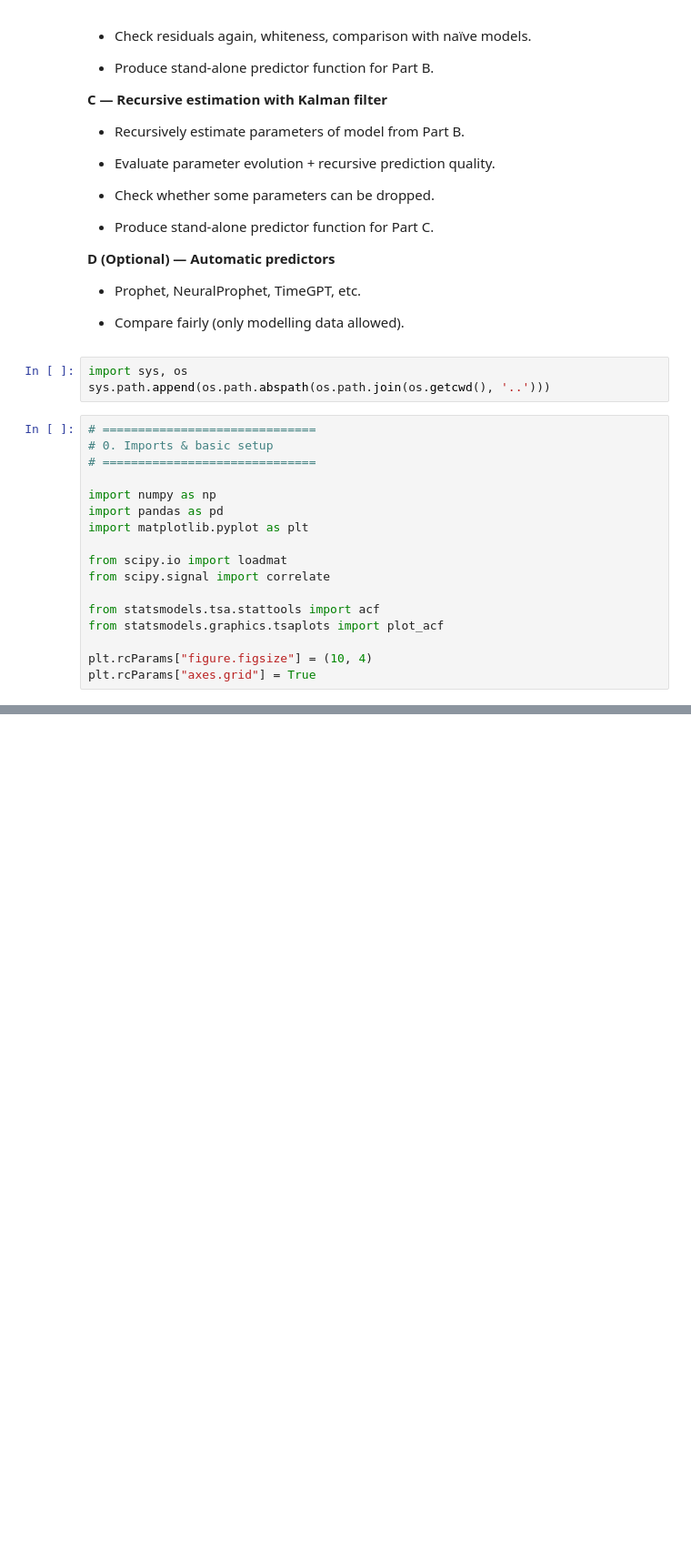
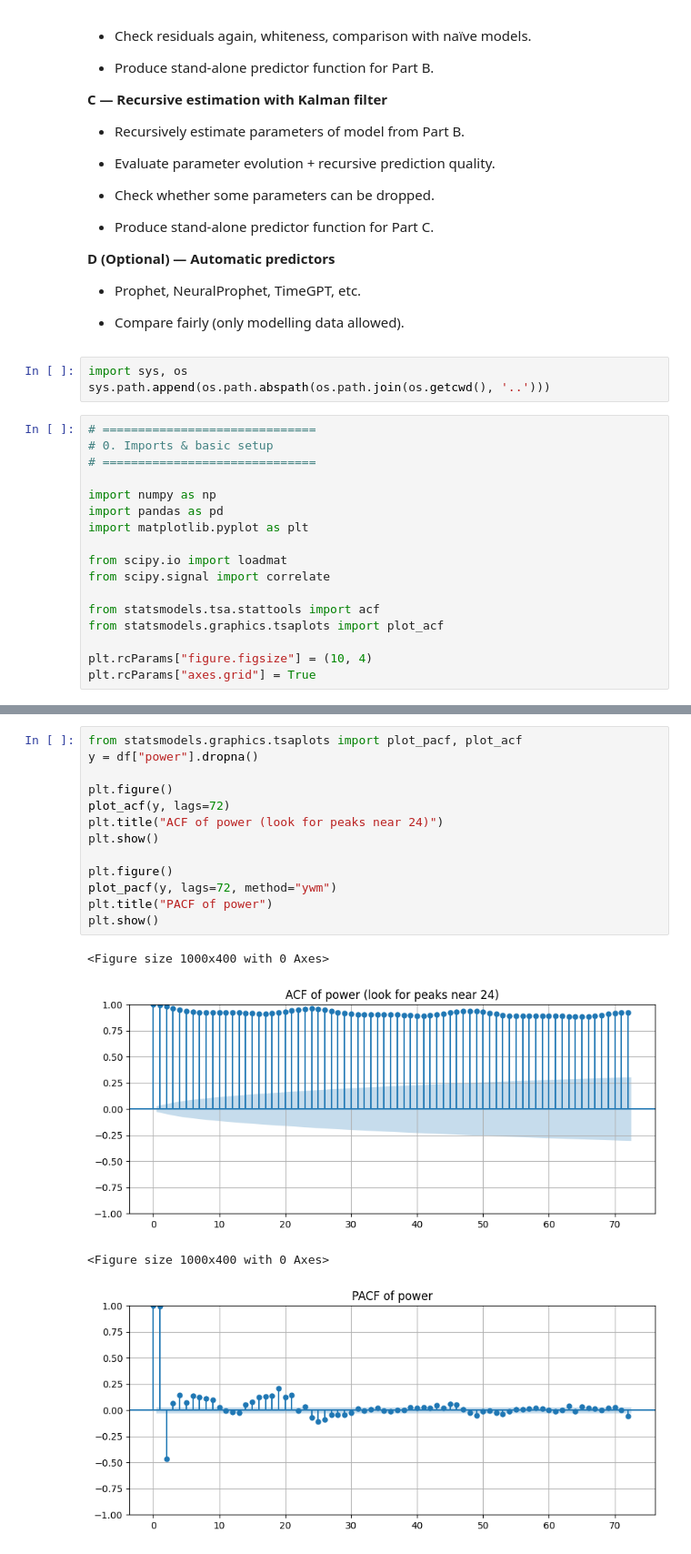
Before and after one commit to asifakhan09/MASM17-Time-series-analysis, a Jupyter notebook: Final Project/Asifa.ipynb, the cells around one changed output, grey strips where cells are left out. Shown at 91% size. Cells and saved outputs as stored; diff of their text form; blank space fills up the shorter version.

```diff
--- a/Final Project/Asifa.ipynb
+++ b/Final Project/Asifa.ipynb
@@ -984,0 +133,18 @@ Overall, the results demonstrate that incorporating relevant physical inputs and
+# %%
+from statsmodels.graphics.tsaplots import plot_pacf, plot_acf
+y = df["power"].dropna()
+
+plt.figure()
+plot_acf(y, lags=72)
+plt.title("ACF of power (look for peaks near 24)")
+plt.show()
+
+plt.figure()
+plot_pacf(y, lags=72, method="ywm")
+plt.title("PACF of power")
+plt.show()
+# %% [output]
+<Figure size 1000x400 with 0 Axes>
+[figure, added]
+<Figure size 1000x400 with 0 Axes>
+[figure, added]
```
Also changed, not shown: parts of 123 cells of this notebook, 2 other files.
